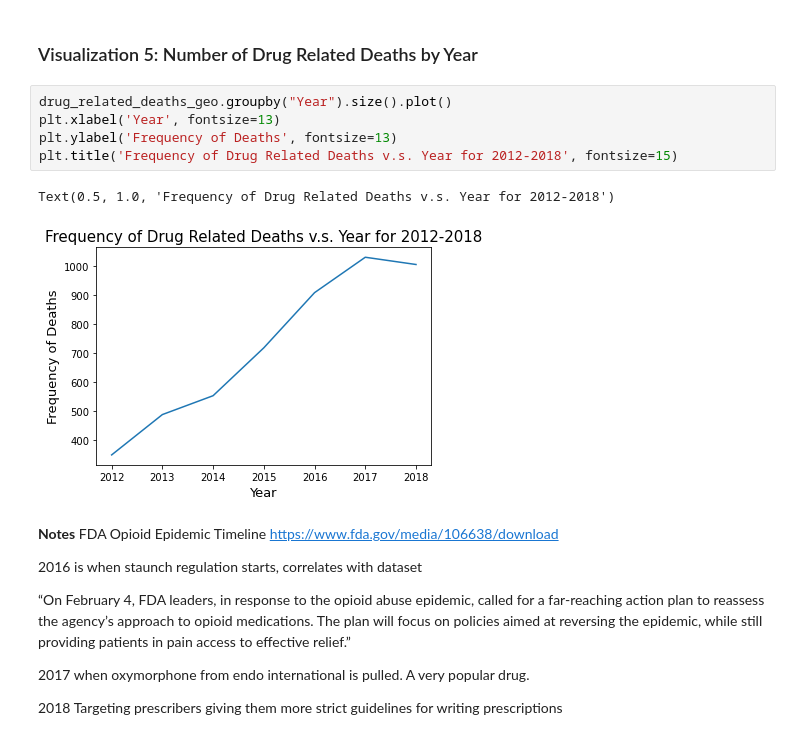
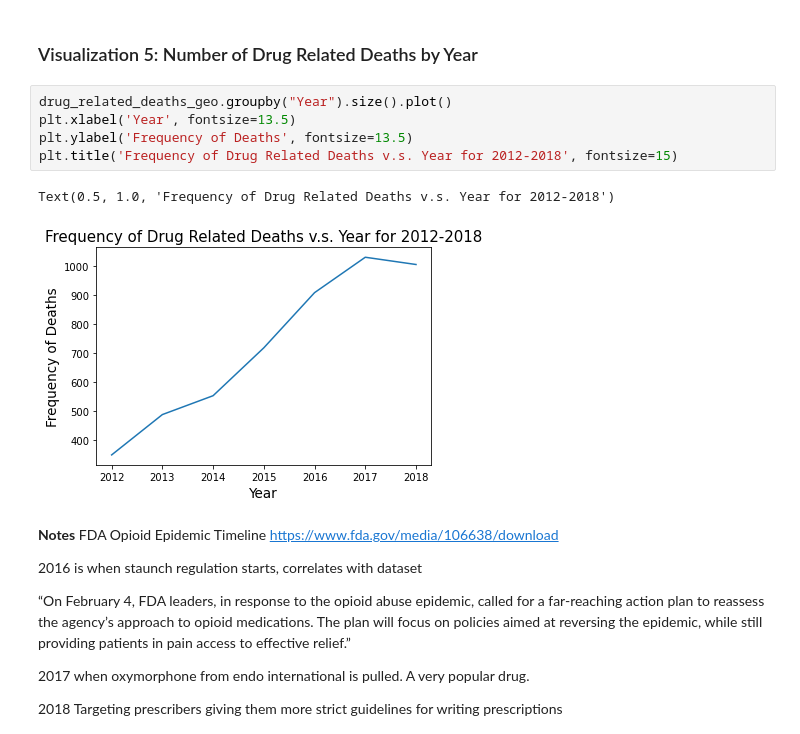
Before and after one commit to muhan-zhang/data200-final-project, a Jupyter notebook: Project.ipynb, the cells around one changed output. Saved outputs shown, nothing was run; the diff lists cells and outputs as text.

```diff
--- a/Project.ipynb
+++ b/Project.ipynb
@@ -1044,12 +1044,12 @@ drug_related_deaths_geo[['Year', 'Month', 'DOW']].head()
 ### Visualization 5: Number of Drug Related Deaths by Year
 # %%
 drug_related_deaths_geo.groupby("Year").size().plot()
-plt.xlabel('Year', fontsize=13)
-plt.ylabel('Frequency of Deaths', fontsize=13)
+plt.xlabel('Year', fontsize=13.5)
+plt.ylabel('Frequency of Deaths', fontsize=13.5)
 plt.title('Frequency of Drug Related Deaths v.s. Year for 2012-2018', fontsize=15)
 # %% [output]
 Text(0.5, 1.0, 'Frequency of Drug Related Deaths v.s. Year for 2012-2018')
-[figure, old version]
+[figure, new version]
 # %% [markdown]
 **Notes**
 FDA Opioid Epidemic Timeline
```
Also changed, not shown: parts of 4 cells of this notebook.
